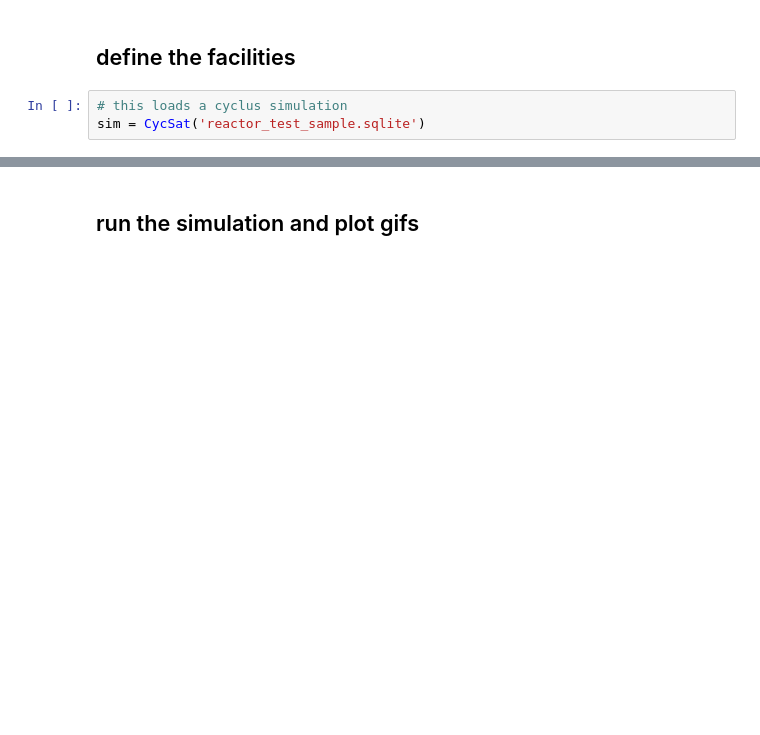
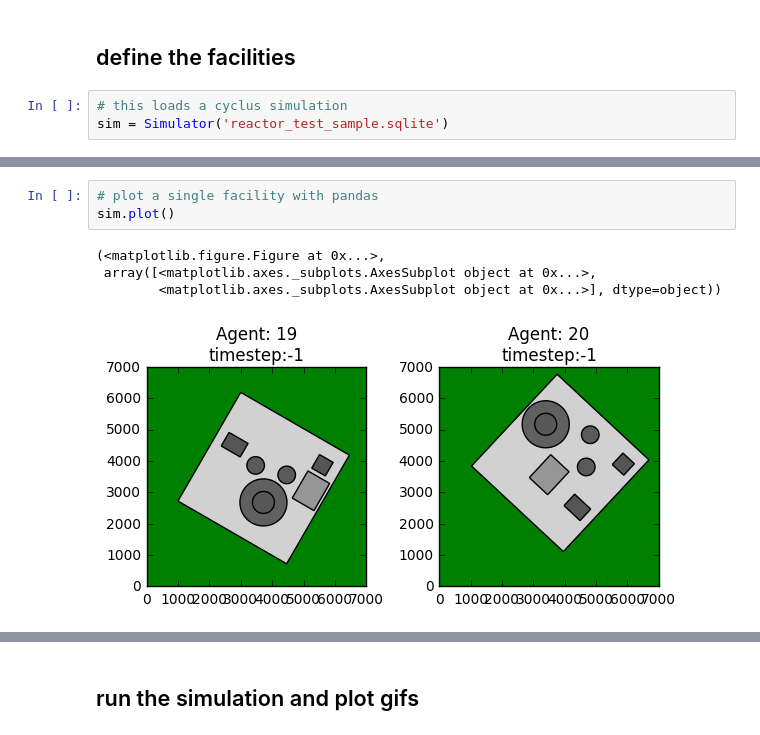
Before and after one commit to CNERG/cycsat, a Jupyter notebook: demo.ipynb, the cells around one changed output, grey strips where cells are left out. Drawn from its saved outputs; the diff is of its cells as text; blank space fills up the shorter version.

```diff
--- a/demo.ipynb
+++ b/demo.ipynb
@@ -19,4 +16,4 @@ from cycsat.shapes import Circle, Rectangle
 ## define the facilities
 # %%
 # this loads a cyclus simulation
-sim = CycSat('reactor_test_sample.sqlite')
+sim = Simulator('reactor_test_sample.sqlite')
@@ -59,0 +35,8 @@ sim.build(name='test_build',templates=templates)
+# %%
+# plot a single facility with pandas
+sim.plot()
+# %% [output]
+(<matplotlib.figure.Figure at 0x...>,
+ array([<matplotlib.axes._subplots.AxesSubplot object at 0x...>,
+        <matplotlib.axes._subplots.AxesSubplot object at 0x...>], dtype=object))
+[figure, added]
```
Also changed, not shown: parts of 12 cells of this notebook, 3 other files.
